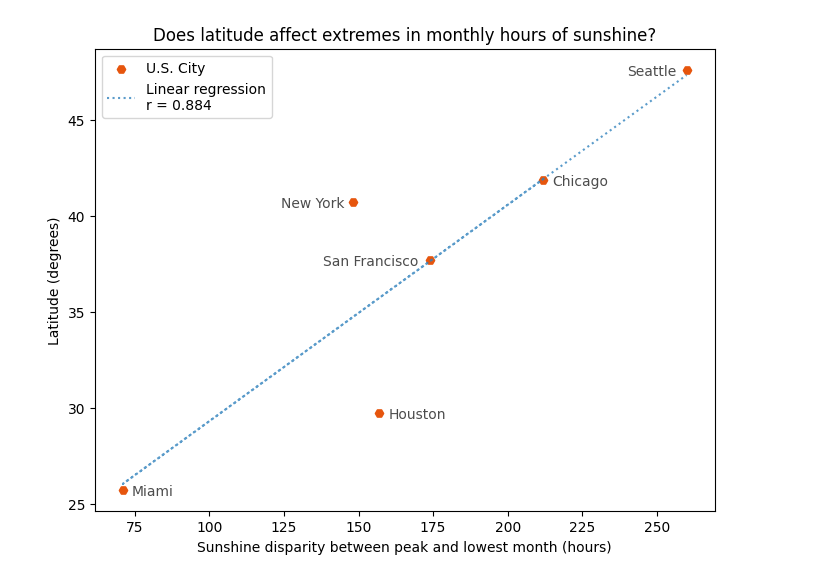
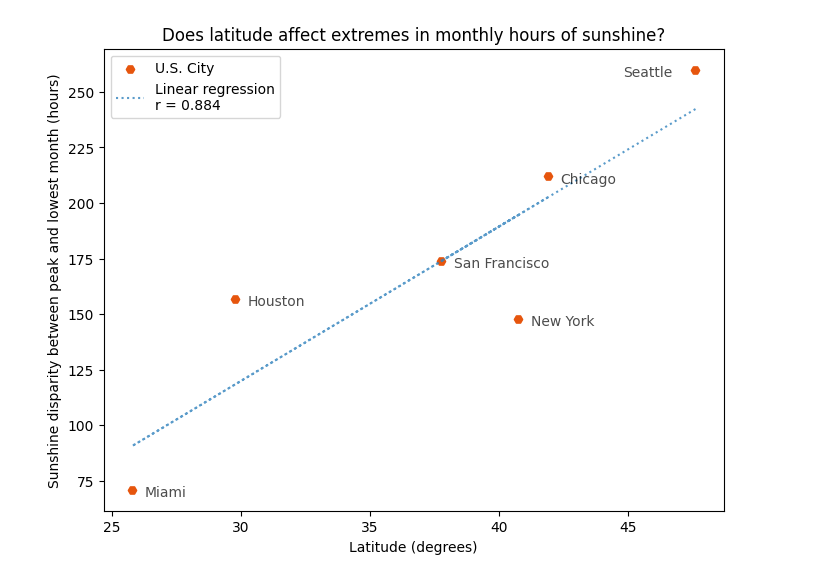
Before and after one commit to Information-Visualization/Assignment1, a Jupyter notebook: Assignment1_Notebook.ipynb, the cells around one changed output. Drawn from its saved outputs; the diff is of its cells as text; code cells hidden in the pictures.

```diff
--- a/Assignment1_Notebook.ipynb
+++ b/Assignment1_Notebook.ipynb
@@ -61,43 +61,43 @@ chicago_difference = max(chicago_sunshine) - min(chicago_sunshine)
 difference_list.append(chicago_difference)
 
 houston_sunshine = list_from_key(houston_data, "sunshine")
 houston_difference = max(houston_sunshine) - min(houston_sunshine)
 difference_list.append(houston_difference)
 
 miami_sunshine = list_from_key(miami_data, "sunshine")
 miami_difference = max(miami_sunshine) - min(miami_sunshine)
 difference_list.append(miami_difference)
 
 ny_sunshine = list_from_key(ny_data, "sunshine")
 ny_difference = max(ny_sunshine) - min(ny_sunshine)
 difference_list.append(ny_difference)
 
 sf_sunshine = list_from_key(sf_data, "sunshine")
 sf_difference = max(sf_sunshine) - min(sf_sunshine)
 difference_list.append(sf_difference)
 
 seattle_sunshine = list_from_key(seattle_data, "sunshine")
 seattle_difference = max(seattle_sunshine) - min(seattle_sunshine)
 difference_list.append(seattle_difference)
 
-res = stats.linregress(difference_list, latitude_list)
-best_fit = [(res.intercept + res.slope * (diff)) for diff in difference_list]
+res = stats.linregress(latitude_list, difference_list)
+best_fit = [(res.intercept + res.slope * (lat)) for lat in latitude_list]
 
 plt.figure(figsize=(8, 6))
-plt.scatter(difference_list, latitude_list, color="#e6550d", marker='H')
-plt.plot(difference_list, best_fit, "#3182bd", ls="dotted", alpha=0.8)
+plt.scatter(latitude_list, difference_list, color="#e6550d", marker='H')
+plt.plot(latitude_list, best_fit, "#3182bd", ls="dotted", alpha=0.8)
 plt.legend(["U.S. City", "Linear regression\nr = " + str(round(res.rvalue, 3))])
 
-plt.annotate("Chicago", (chicago_difference + 3, latitude_list[0]- 0.3), alpha = 0.7)
-plt.annotate("Houston", (houston_difference + 3, latitude_list[1]- 0.3), alpha = 0.7)
-plt.annotate("Miami", (miami_difference + 3, latitude_list[2]- 0.3), alpha = 0.7)
-plt.annotate("New York", (ny_difference - 24, latitude_list[3]- 0.3), alpha = 0.7)
-plt.annotate("San Francisco", (sf_difference - 36, latitude_list[4]- 0.3), alpha = 0.7)
-plt.annotate("Seattle", (seattle_difference - 20, latitude_list[5] - 0.3), alpha = 0.7)
+plt.annotate("Chicago", (latitude_list[0] + 0.5, chicago_difference - 3), alpha = 0.7)
+plt.annotate("Houston", (latitude_list[1] + 0.5, houston_difference - 3), alpha = 0.7)
+plt.annotate("Miami", (latitude_list[2] + 0.5, miami_difference - 3), alpha = 0.7)
+plt.annotate("New York", (latitude_list[3] + 0.5, ny_difference - 3), alpha = 0.7)
+plt.annotate("San Francisco", (latitude_list[4] + 0.5, sf_difference - 3), alpha = 0.7)
+plt.annotate("Seattle", (latitude_list[5] - 2.8, seattle_difference - 3), alpha = 0.7)
 
 plt.title("Does latitude affect extremes in monthly hours of sunshine?")
-plt.xlabel("Sunshine disparity between peak and lowest month (hours)")
-plt.ylabel("Latitude (degrees)")
+plt.xlabel("Latitude (degrees)")
+plt.ylabel("Sunshine disparity between peak and lowest month (hours)")
 plt.show()
 # %% [output]
-[figure, old version]
+[figure, new version]
```
Also changed, not shown: 1 other file.
